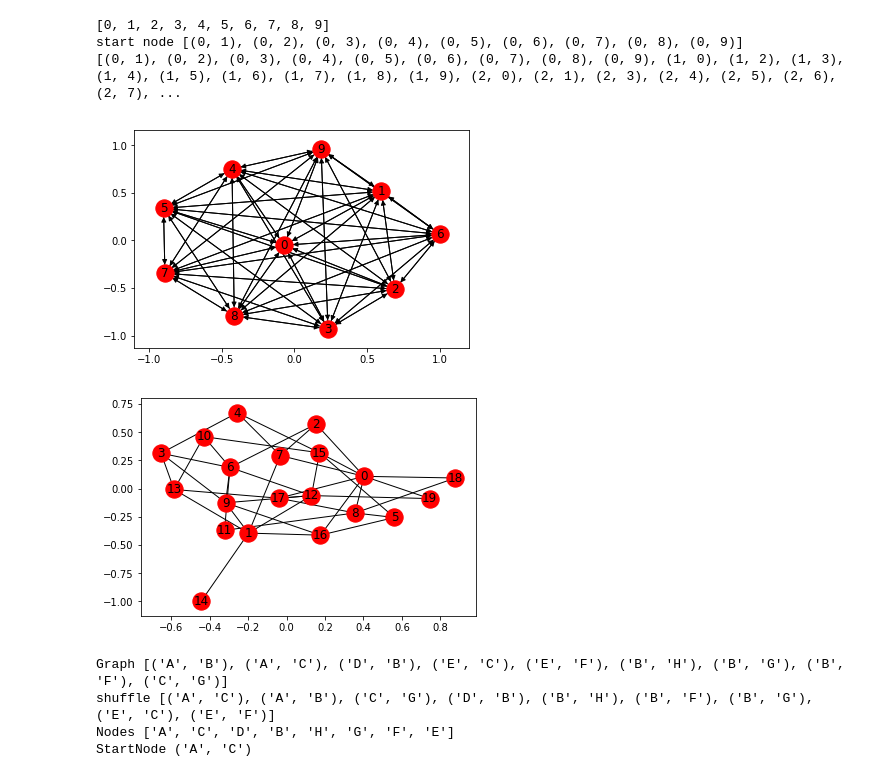
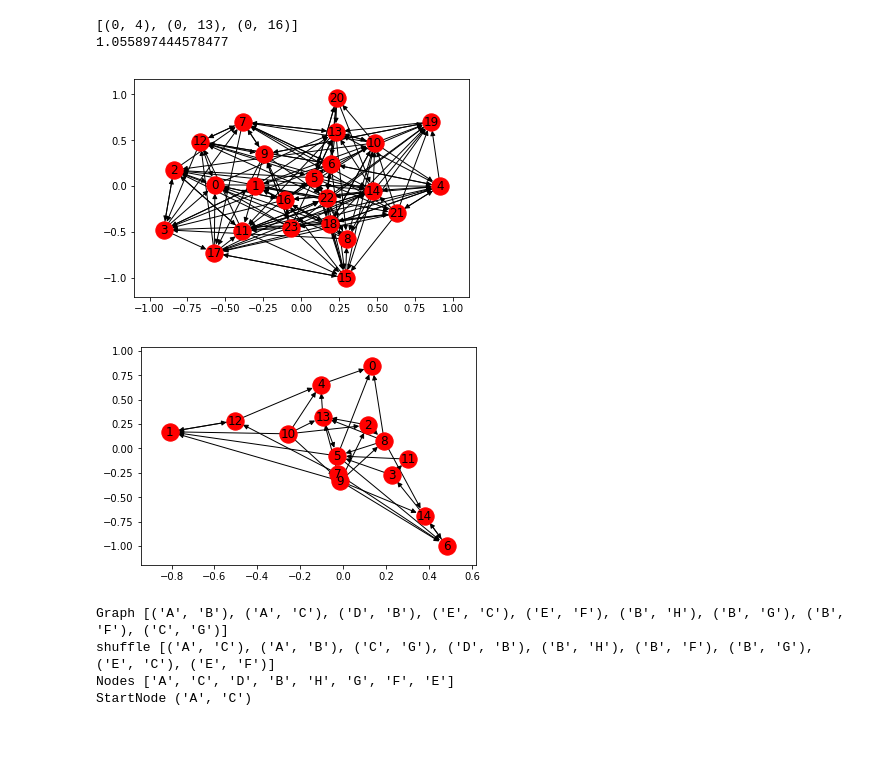
Before and after one commit to KevinSennes/Tester, a Jupyter notebook: Working Random Graph.ipynb, the cells around one changed output. Saved outputs shown, nothing was run; the diff lists cells and outputs as text; code cells hidden in the pictures; blank space fills up the shorter version.

```diff
--- a/Working Random Graph.ipynb
+++ b/Working Random Graph.ipynb
@@ -4,20 +1,32 @@ from random import shuffle
 # %%
-g = gnp_random_graph(10,1,0,True)
-print (g.nodes)
+from networkx import *
+import random
+import timeit
+
+start_time = timeit.default_timer()
+
+x = random.randrange(0,30)
+#x = 1
+#while x < 15:
+#    x = x+1
+
+g = gnp_random_graph(x,0.3,0,True)
+
+#print (g.nodes)
 #print(g.edges)
 n = g.edges
-print("start node",n(0))
-print(n)
+print(n(0))
 draw_networkx(g)
+elapsed = timeit.default_timer() - start_time
+print (elapsed)
 # %% [output]
-[0, 1, 2, 3, 4, 5, 6, 7, 8, 9]
-start node [(0, 1), (0, 2), (0, 3), (0, 4), (0, 5), (0, 6), (0, 7), (0, 8), (0, 9)]
-[(0, 1), (0, 2), (0, 3), (0, 4), (0, 5), (0, 6), (0, 7), (0, 8), (0, 9), (1, 0), (1, 2), (1, 3), (1, 4), (1, 5), (1, 6), (1, 7), (1, 8), (1, 9), (2, 0), (2, 1), (2, 3), (2, 4), (2, 5), (2, 6), (2, 7), ...
+[(0, 4), (0, 13), (0, 16)]
+1.055897444578477
-[figure, old version]
+[figure, new version]
 # %%
 draw_networkx(g)
 # %% [output]
-[figure, old version]
+[figure, new version]
 # %%
 import networkx as nx
 import matplotlib.pyplot as plt
```
Also changed, not shown: parts of 1 cell of this notebook.
